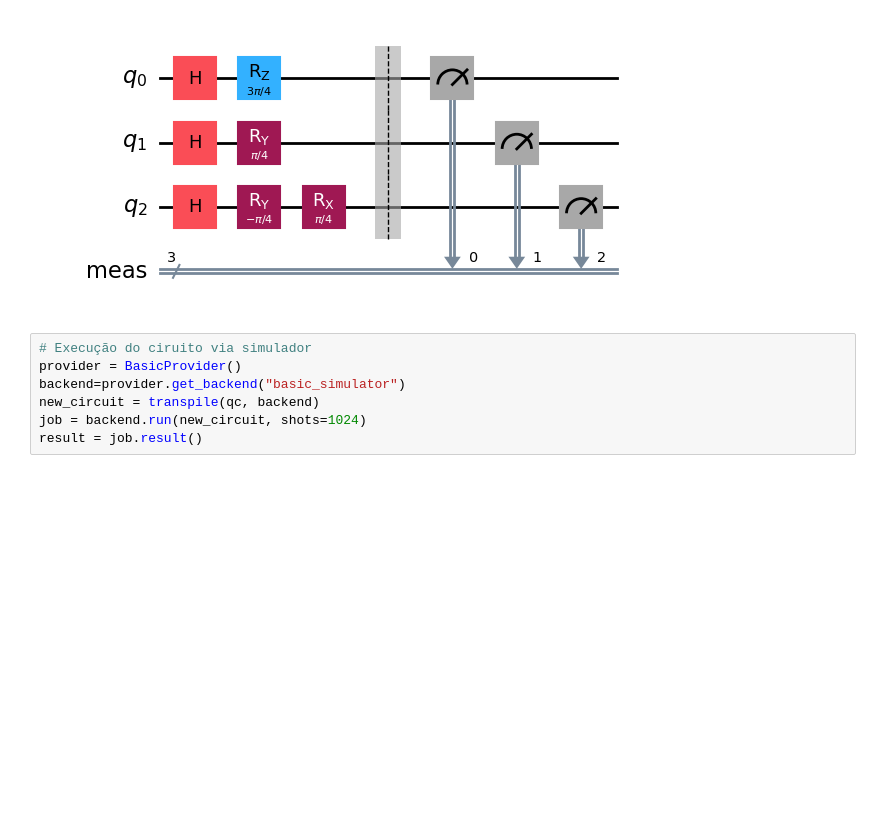
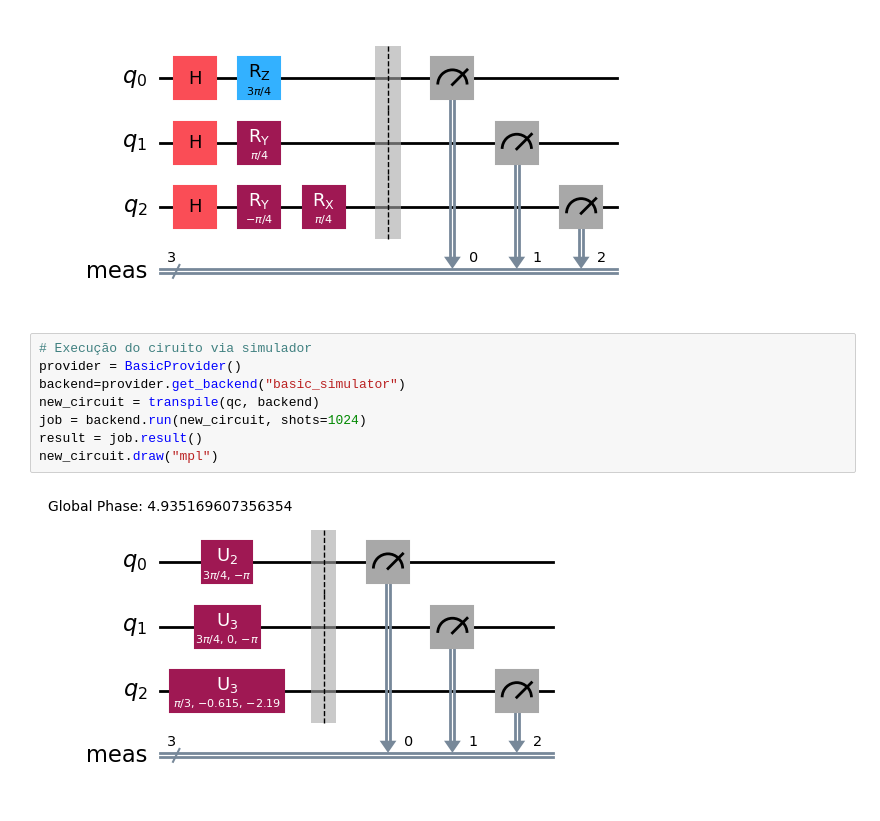
Before and after one commit to hpc-fci-mackenzie/SSCAD24-QuantumComputing, a Jupyter notebook: NotebookExercicioQuantico.ipynb, the cells around one changed output. Cells and saved outputs as stored; diff of their text form; blank space fills up the shorter version.

```diff
--- a/NotebookExercicioQuantico.ipynb
+++ b/NotebookExercicioQuantico.ipynb
@@ -61,10 +61,13 @@ qc.draw("mpl")
 # %%
 # Execução do ciruito via simulador
 provider = BasicProvider()
 backend=provider.get_backend("basic_simulator")
 new_circuit = transpile(qc, backend)
 job = backend.run(new_circuit, shots=1024)
 result = job.result()
+new_circuit.draw("mpl")
+# %% [output]
+[figure, added]
 # %%
 # Obtenção e visualização dos resultados, via histograma
 counts = result.get_counts(qc)
```
Also changed, not shown: parts of 8 cells of this notebook, 5 other files.
